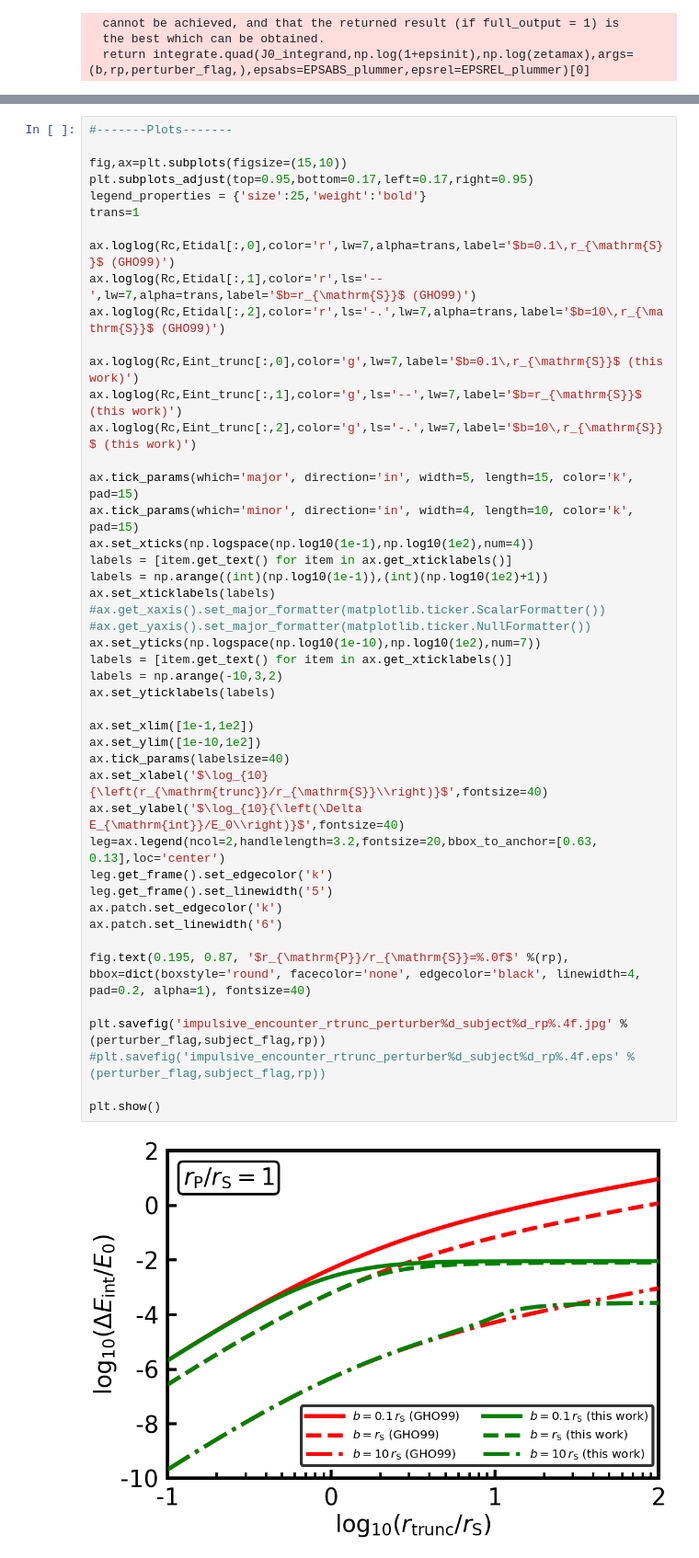
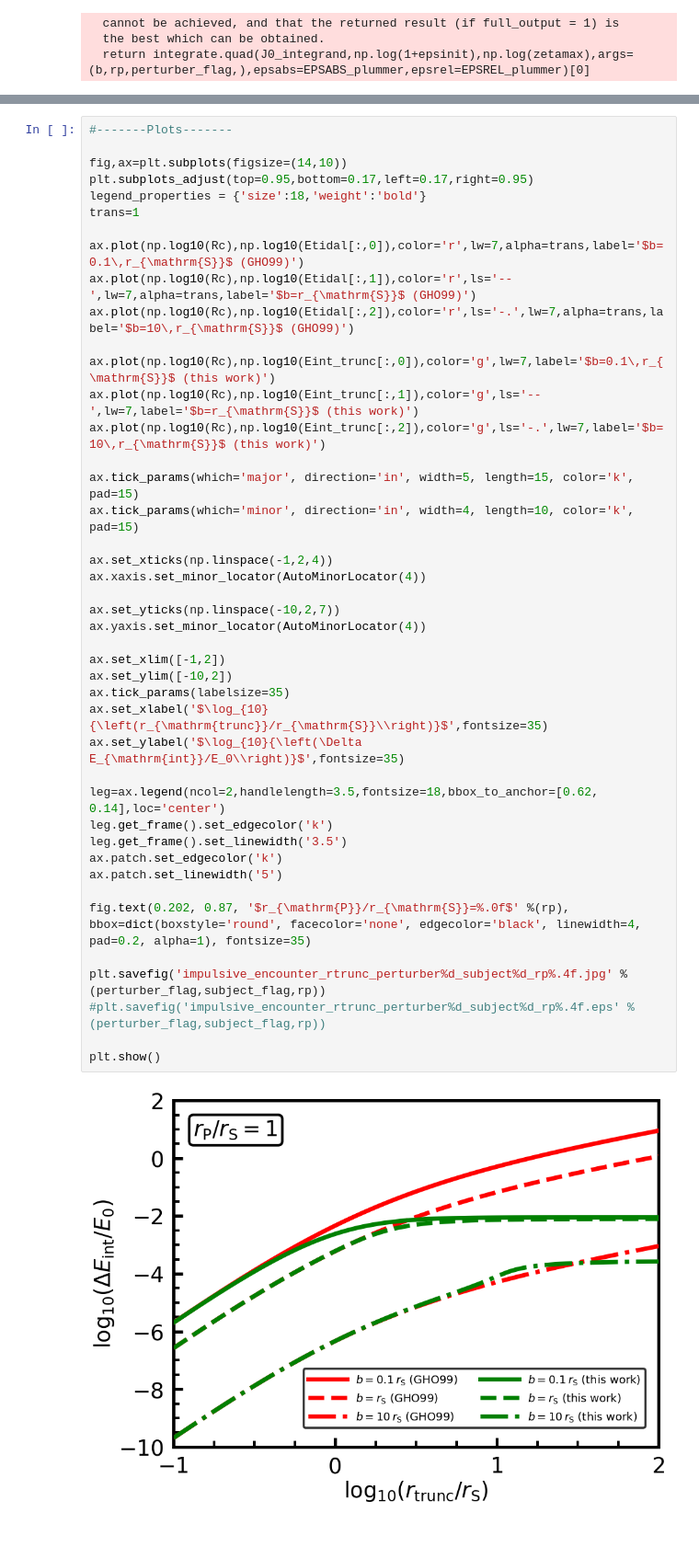
Before and after one commit to uddipanb/NP-impulse, a Jupyter notebook: straight_encounter_spherical_rtrunc.ipynb, the cells around one changed output, grey strips where cells are left out. Shown at 92% size. Cells and saved outputs as stored; diff of their text form; blank space fills up the shorter version.

```diff
--- a/straight_encounter_spherical_rtrunc.ipynb
+++ b/straight_encounter_spherical_rtrunc.ipynb
@@ -149,48 +149,45 @@ hf.close()
 # %%
 #-------Plots-------
 
-fig,ax=plt.subplots(figsize=(15,10))
+fig,ax=plt.subplots(figsize=(14,10))
 plt.subplots_adjust(top=0.95,bottom=0.17,left=0.17,right=0.95)
-legend_properties = {'size':25,'weight':'bold'}
+legend_properties = {'size':18,'weight':'bold'}
 trans=1
 
-ax.loglog(Rc,Etidal[:,0],color='r',lw=7,alpha=trans,label='$b=0.1\,r_{\mathrm{S}}$ (GHO99)')
-ax.loglog(Rc,Etidal[:,1],color='r',ls='--',lw=7,alpha=trans,label='$b=r_{\mathrm{S}}$ (GHO99)')
-ax.loglog(Rc,Etidal[:,2],color='r',ls='-.',lw=7,alpha=trans,label='$b=10\,r_{\mathrm{S}}$ (GHO99)')
+ax.plot(np.log10(Rc),np.log10(Etidal[:,0]),color='r',lw=7,alpha=trans,label='$b=0.1\,r_{\mathrm{S}}$ (GHO99)')
+ax.plot(np.log10(Rc),np.log10(Etidal[:,1]),color='r',ls='--',lw=7,alpha=trans,label='$b=r_{\mathrm{S}}$ (GHO99)')
+ax.plot(np.log10(Rc),np.log10(Etidal[:,2]),color='r',ls='-.',lw=7,alpha=trans,label='$b=10\,r_{\mathrm{S}}$ (GHO99)')
 
-ax.loglog(Rc,Eint_trunc[:,0],color='g',lw=7,label='$b=0.1\,r_{\mathrm{S}}$ (this work)')
-ax.loglog(Rc,Eint_trunc[:,1],color='g',ls='--',lw=7,label='$b=r_{\mathrm{S}}$ (this work)')
-ax.loglog(Rc,Eint_trunc[:,2],color='g',ls='-.',lw=7,label='$b=10\,r_{\mathrm{S}}$ (this work)')
+ax.plot(np.log10(Rc),np.log10(Eint_trunc[:,0]),color='g',lw=7,label='$b=0.1\,r_{\mathrm{S}}$ (this work)')
+ax.plot(np.log10(Rc),np.log10(Eint_trunc[:,1]),color='g',ls='--',lw=7,label='$b=r_{\mathrm{S}}$ (this work)')
+ax.plot(np.log10(Rc),np.log10(Eint_trunc[:,2]),color='g',ls='-.',lw=7,label='$b=10\,r_{\mathrm{S}}$ (this work)')
 
 ax.tick_params(which='major', direction='in', width=5, length=15, color='k', pad=15)
 ax.tick_params(which='minor', direction='in', width=4, length=10, color='k', pad=15)
-ax.set_xticks(np.logspace(np.log10(1e-1),np.log10(1e2),num=4))
-labels = [item.get_text() for item in ax.get_xticklabels()]
-labels = np.arange((int)(np.log10(1e-1)),(int)(np.log10(1e2)+1))
-ax.set_xticklabels(labels)
-#ax.get_xaxis().set_major_formatter(matplotlib.ticker.ScalarFormatter())
-#ax.get_yaxis().set_major_formatter(matplotlib.ticker.NullFormatter())
-ax.set_yticks(np.logspace(np.log10(1e-10),np.log10(1e2),num=7))
-labels = [item.get_text() for item in ax.get_xticklabels()]
-labels = np.arange(-10,3,2)
-ax.set_yticklabels(labels)
 
-ax.set_xlim([1e-1,1e2])
-ax.set_ylim([1e-10,1e2])
-ax.tick_params(labelsize=40)
-ax.set_xlabel('$\log_{10}{\left(r_{\mathrm{trunc}}/r_{\mathrm{S}}\\right)}$',fontsize=40)
-ax.set_ylabel('$\log_{10}{\left(\Delta E_{\mathrm{int}}/E_0\\right)}$',fontsize=40)
-leg=ax.legend(ncol=2,handlelength=3.2,fontsize=20,bbox_to_anchor=[0.63, 0.13],loc='center')
+ax.set_xticks(np.linspace(-1,2,4))
+ax.xaxis.set_minor_locator(AutoMinorLocator(4))
+
+ax.set_yticks(np.linspace(-10,2,7))
+ax.yaxis.set_minor_locator(AutoMinorLocator(4))
+
+ax.set_xlim([-1,2])
+ax.set_ylim([-10,2])
+ax.tick_params(labelsize=35)
+ax.set_xlabel('$\log_{10}{\left(r_{\mathrm{trunc}}/r_{\mathrm{S}}\\right)}$',fontsize=35)
+ax.set_ylabel('$\log_{10}{\left(\Delta E_{\mathrm{int}}/E_0\\right)}$',fontsize=35)
+
+leg=ax.legend(ncol=2,handlelength=3.5,fontsize=18,bbox_to_anchor=[0.62, 0.14],loc='center')
 leg.get_frame().set_edgecolor('k')
-leg.get_frame().set_linewidth('5')
+leg.get_frame().set_linewidth('3.5')
 ax.patch.set_edgecolor('k')
-ax.patch.set_linewidth('6')
+ax.patch.set_linewidth('5')
 
-fig.text(0.195, 0.87, '$r_{\mathrm{P}}/r_{\mathrm{S}}=%.0f$' %(rp), bbox=dict(boxstyle='round', facecolor='none', edgecolor='black', linewidth=4, pad=0.2, alpha=1), fontsize=40)
+fig.text(0.202, 0.87, '$r_{\mathrm{P}}/r_{\mathrm{S}}=%.0f$' %(rp), bbox=dict(boxstyle='round', facecolor='none', edgecolor='black', linewidth=4, pad=0.2, alpha=1), fontsize=35)
 
 plt.savefig('impulsive_encounter_rtrunc_perturber%d_subject%d_rp%.4f.jpg' %(perturber_flag,subject_flag,rp))
 #plt.savefig('impulsive_encounter_rtrunc_perturber%d_subject%d_rp%.4f.eps' %(perturber_flag,subject_flag,rp))
 
 plt.show()
 # %% [output]
-[figure, old version]
+[figure, new version]
```
Also changed, not shown: parts of 2 cells of this notebook, 11 other files.
